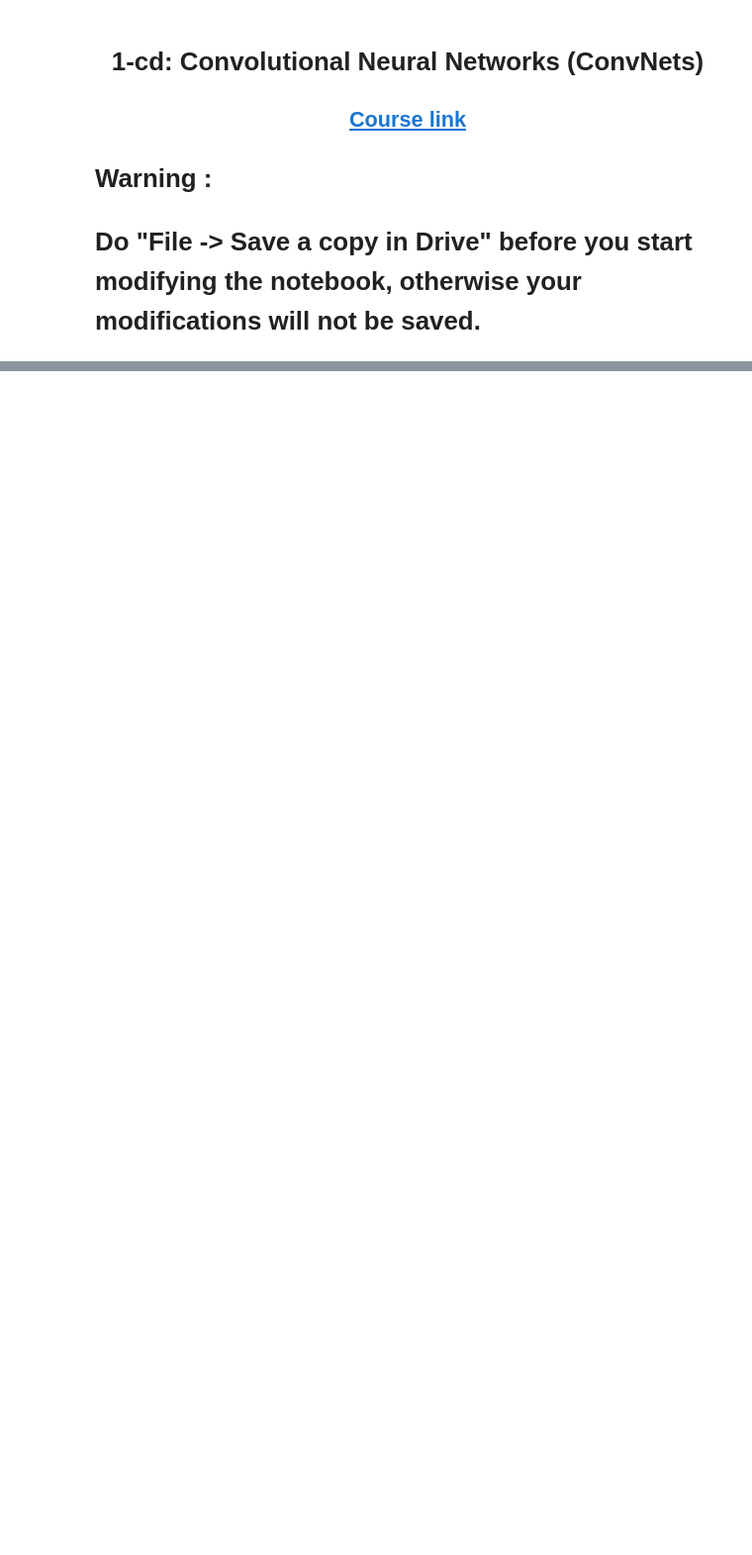
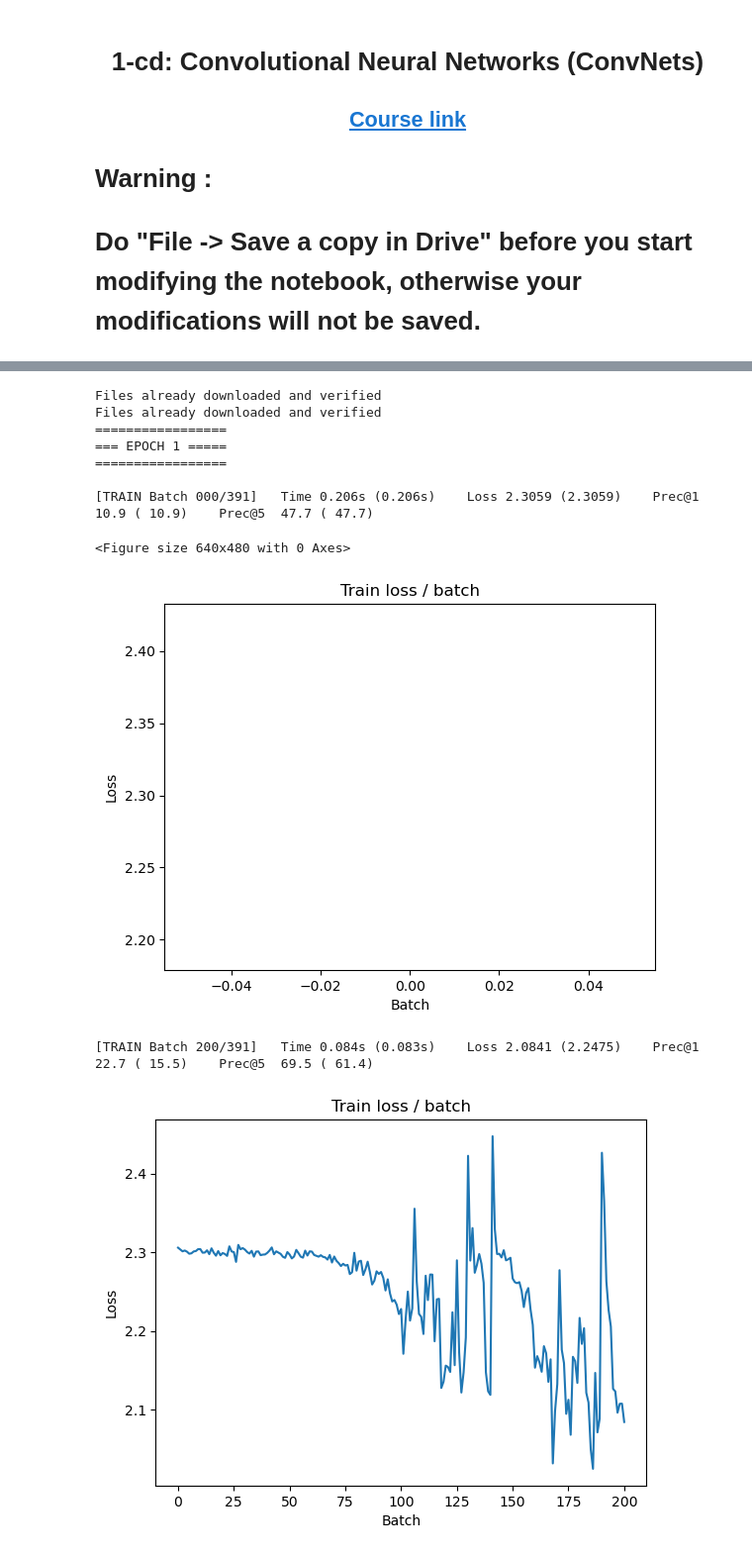
Before and after one commit to MrBigoudi/RDFIA-Labs, a Jupyter notebook: Lab2/1_cd_CNNs.ipynb, the cells around one changed output, grey strips where cells are left out. Shown at 99% size. Drawn from its saved outputs; the diff is of its cells as text; code cells hidden in the pictures; blank space fills up the shorter version.

```diff
--- a/Lab2/1_cd_CNNs.ipynb
+++ b/Lab2/1_cd_CNNs.ipynb
@@ -193,4 +241,16 @@ def main(batch_size=128, lr=0.1, epochs=5, cuda=False):
         # plot
         plot.update(loss.avg, loss_test.avg, top1_acc.avg, top1_acc_test.avg)
 # %%
-main(128, 0.1, cuda=True)
+main(128, 0.1, epochs=20, cuda=False)
+# %% [output]
+Files already downloaded and verified
+Files already downloaded and verified
+=================
+=== EPOCH 1 =====
+=================
+
+[TRAIN Batch 000/391]   Time 0.206s (0.206s)    Loss 2.3059 (2.3059)    Prec@1  10.9 ( 10.9)    Prec@5  47.7 ( 47.7)
+<Figure size 640x480 with 0 Axes>
+[figure, added]
+[TRAIN Batch 200/391]   Time 0.084s (0.083s)    Loss 2.0841 (2.2475)    Prec@1  22.7 ( 15.5)    Prec@5  69.5 ( 61.4)
+[figure, added]
```
Also changed, not shown: parts of 3 cells of this notebook, 3 other files.
